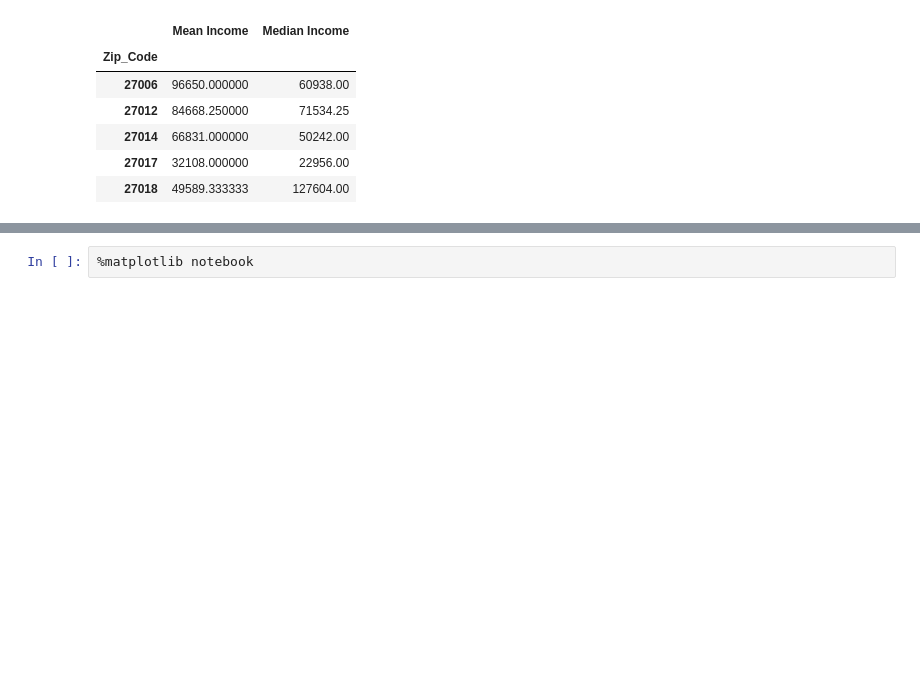
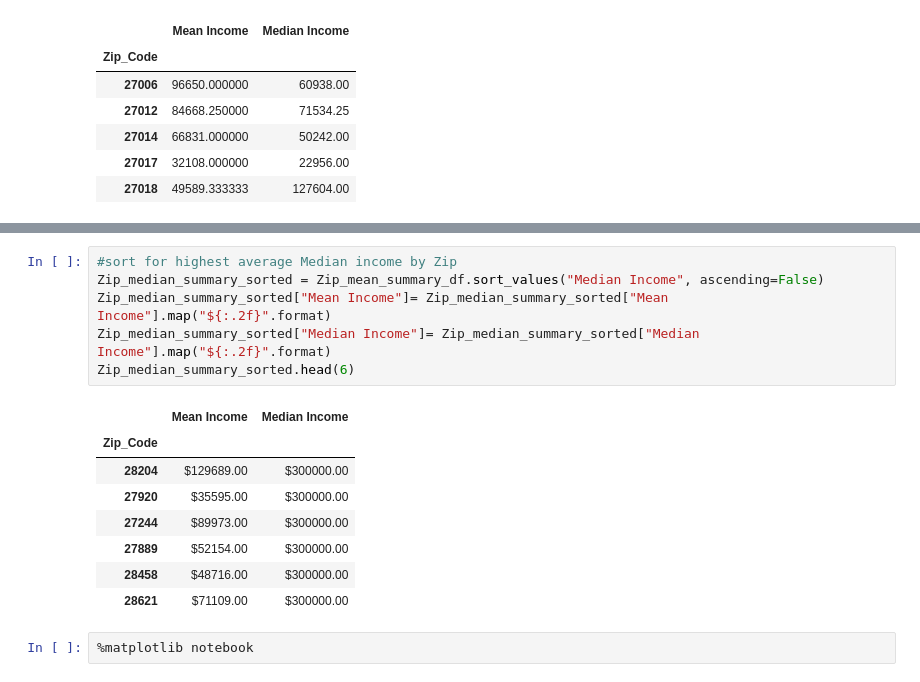
Before and after one commit to AnaLindaPenny/project-one, a Jupyter notebook: Resources/Income Analysis.ipynb, the cells around one changed output, grey strips where cells are left out. Drawn from its saved outputs; the diff is of its cells as text; blank space fills up the shorter version.

```diff
--- a/Resources/Income Analysis.ipynb
+++ b/Resources/Income Analysis.ipynb
@@ -244,3 +300,18 @@ Zip_mean_summary_df.head()
+# %%
+#sort for highest average Median income by Zip
+Zip_median_summary_sorted = Zip_mean_summary_df.sort_values("Median Income", ascending=False)
+Zip_median_summary_sorted["Mean Income"]= Zip_median_summary_sorted["Mean Income"].map("${:.2f}".format)
+Zip_median_summary_sorted["Median Income"]= Zip_median_summary_sorted["Median Income"].map("${:.2f}".format)
+Zip_median_summary_sorted.head(6)
+# %% [output]
+|  | Mean Income | Median Income |
+| Zip_Code |  |  |
+| 28204 | $129689.00 | $300000.00 |
+| 27920 | $35595.00 | $300000.00 |
+| 27244 | $89973.00 | $300000.00 |
+| 27889 | $52154.00 | $300000.00 |
+| 28458 | $48716.00 | $300000.00 |
+| 28621 | $71109.00 | $300000.00 |
 # %%
 %matplotlib notebook
 # %%
```
Also changed, not shown: parts of 6 cells of this notebook, 3 other files.
